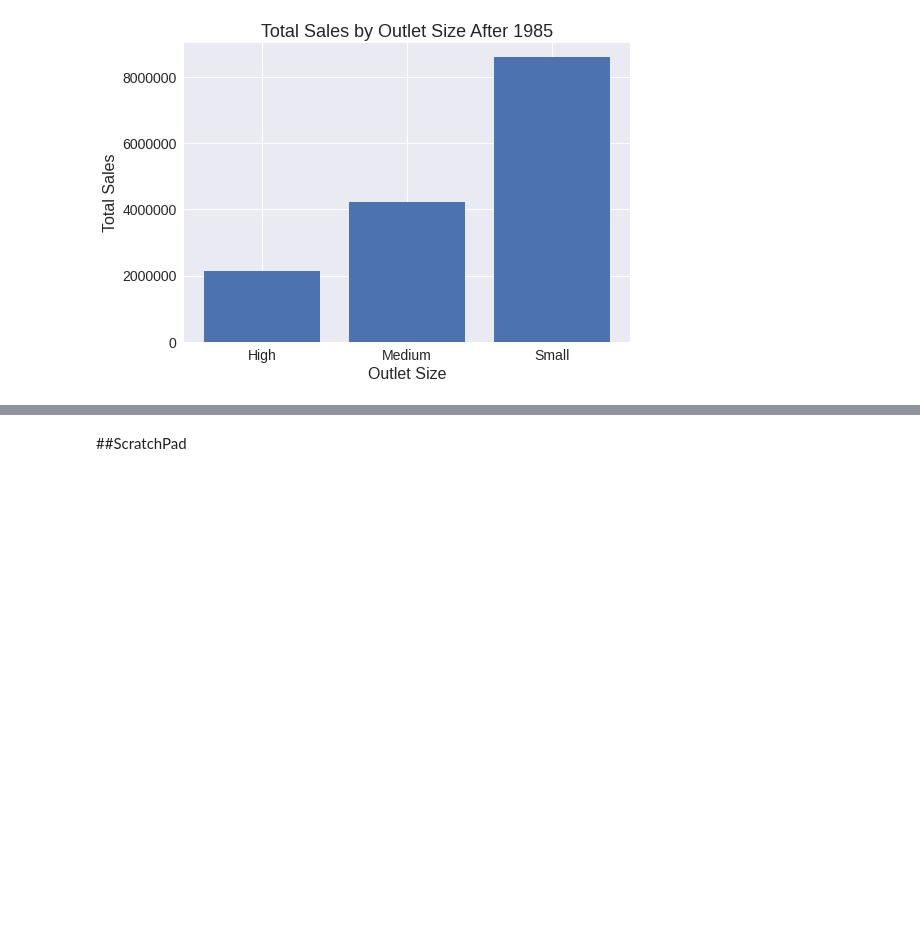
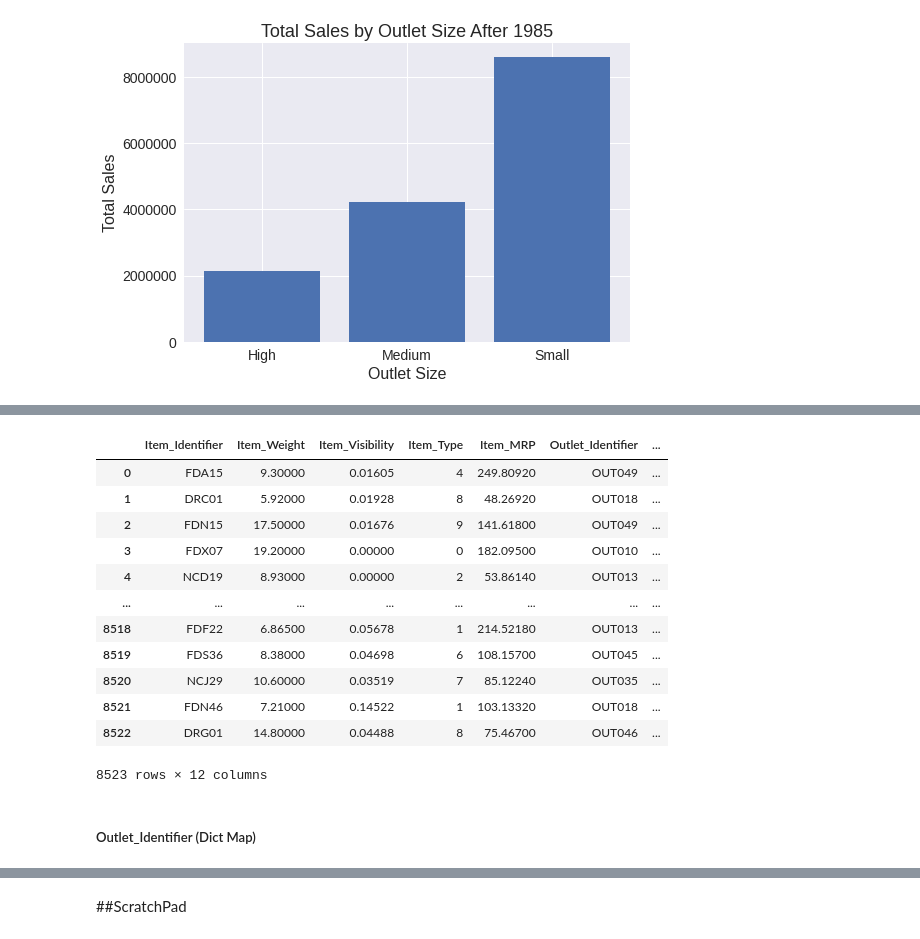
Before and after one commit to mselmasry/Project1_SalesPrediction, a Jupyter notebook: SalesPredictions.ipynb, the cells around one changed output, grey strips where cells are left out. Saved outputs shown, nothing was run; the diff lists cells and outputs as text; code cells hidden in the pictures; blank space fills up the shorter version.

```diff
--- a/SalesPredictions.ipynb
+++ b/SalesPredictions.ipynb
@@ -698,0 +769,3 @@ plt.yticks(fontsize=14);
+# %%
+ML_df = pd.get_dummies(df,columns=['Item_Fat_Content'], drop_first=True)
+#Regular: 1, Low Fat: 0
@@ -698,0 +774,6 @@ plt.yticks(fontsize=14);
+# %%
+itemTypes = ML_df['Item_Type'].value_counts().reset_index(name='Type_Count')
+# %%
+itemTypes.columns = ['Item_Type','Type_Count']
+itemTypes = itemTypes[['Item_Type']]
+itemTypes
@@ -698,0 +798,38 @@ plt.yticks(fontsize=14);
+# %%
+Item_Type_Dict = {
+    itemTypes['Item_Type'][0] : 0,
+    itemTypes['Item_Type'][1] : 1,
+    itemTypes['Item_Type'][2] : 2,
+    itemTypes['Item_Type'][3] : 3,
+    itemTypes['Item_Type'][4] : 4,
+    itemTypes['Item_Type'][5] : 5,
+    itemTypes['Item_Type'][6] : 6,
+    itemTypes['Item_Type'][7] : 7,
+    itemTypes['Item_Type'][8] : 8,
+    itemTypes['Item_Type'][9] : 9,
+    itemTypes['Item_Type'][10] : 10,
+    itemTypes['Item_Type'][11] : 11,
+    itemTypes['Item_Type'][12] : 12,
+    itemTypes['Item_Type'][13] : 13,
+    itemTypes['Item_Type'][14] : 14,
+    itemTypes['Item_Type'][15] : 15
+}
+
+ML_df['Item_Type'] = ML_df['Item_Type'].map(Item_Type_Dict)
+ML_df
+# %% [output]
+|  | Item_Identifier | Item_Weight | Item_Visibility | Item_Type | Item_MRP | Outlet_Identifier | ... |
+| 0 | FDA15 | 9.30000 | 0.01605 | 4 | 249.80920 | OUT049 | ... |
+| 1 | DRC01 | 5.92000 | 0.01928 | 8 | 48.26920 | OUT018 | ... |
+| 2 | FDN15 | 17.50000 | 0.01676 | 9 | 141.61800 | OUT049 | ... |
+| 3 | FDX07 | 19.20000 | 0.00000 | 0 | 182.09500 | OUT010 | ... |
+| 4 | NCD19 | 8.93000 | 0.00000 | 2 | 53.86140 | OUT013 | ... |
+| ... | ... | ... | ... | ... | ... | ... | ... |
+| 8518 | FDF22 | 6.86500 | 0.05678 | 1 | 214.52180 | OUT013 | ... |
+| 8519 | FDS36 | 8.38000 | 0.04698 | 6 | 108.15700 | OUT045 | ... |
+| 8520 | NCJ29 | 10.60000 | 0.03519 | 7 | 85.12240 | OUT035 | ... |
+| 8521 | FDN46 | 7.21000 | 0.14522 | 1 | 103.13320 | OUT018 | ... |
+| 8522 | DRG01 | 14.80000 | 0.04488 | 8 | 75.46700 | OUT046 | ... |
+8523 rows × 12 columns
+# %% [markdown]
+##### Outlet_Identifier (Dict Map)
```
Also changed, not shown: parts of 35 cells of this notebook.
